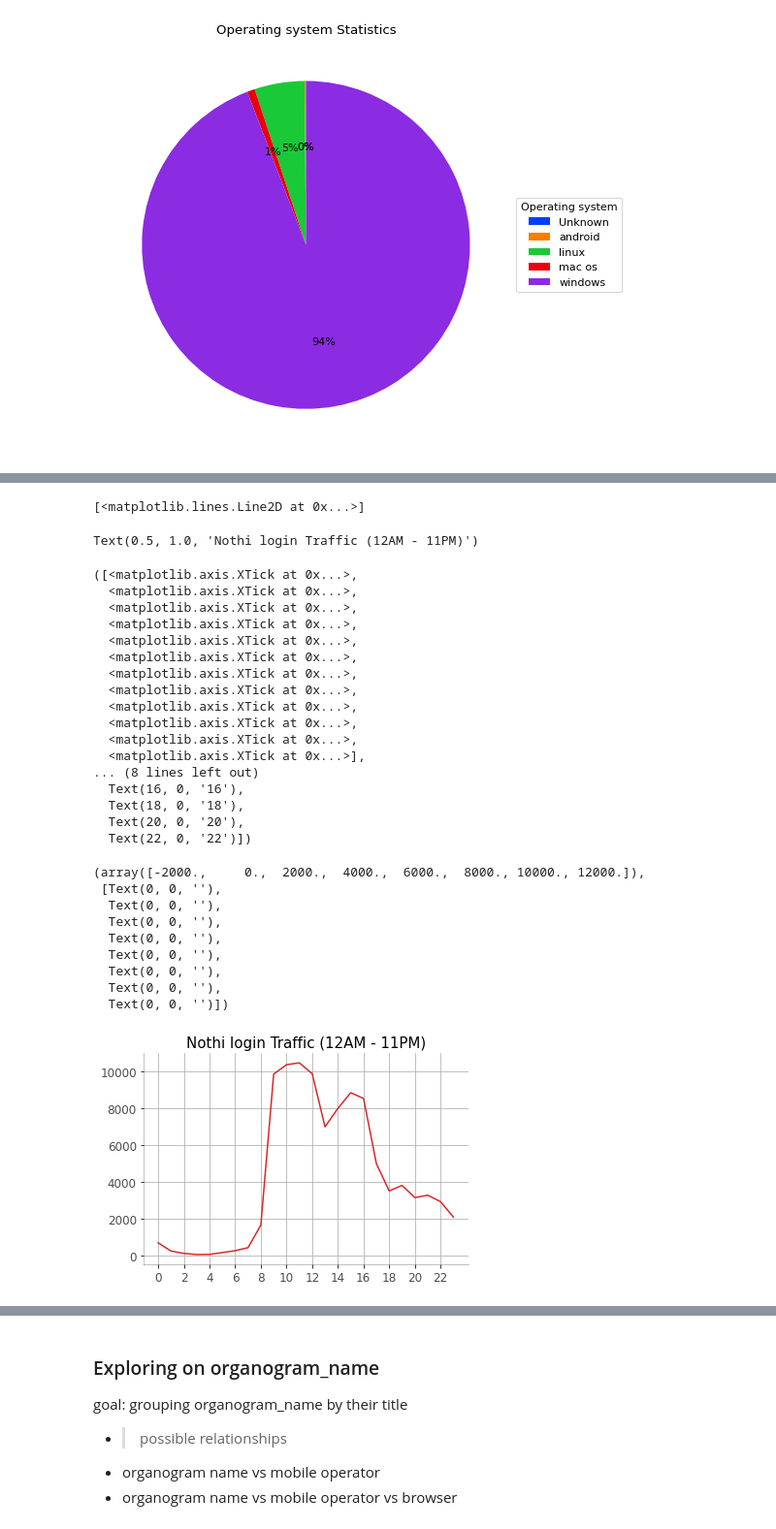
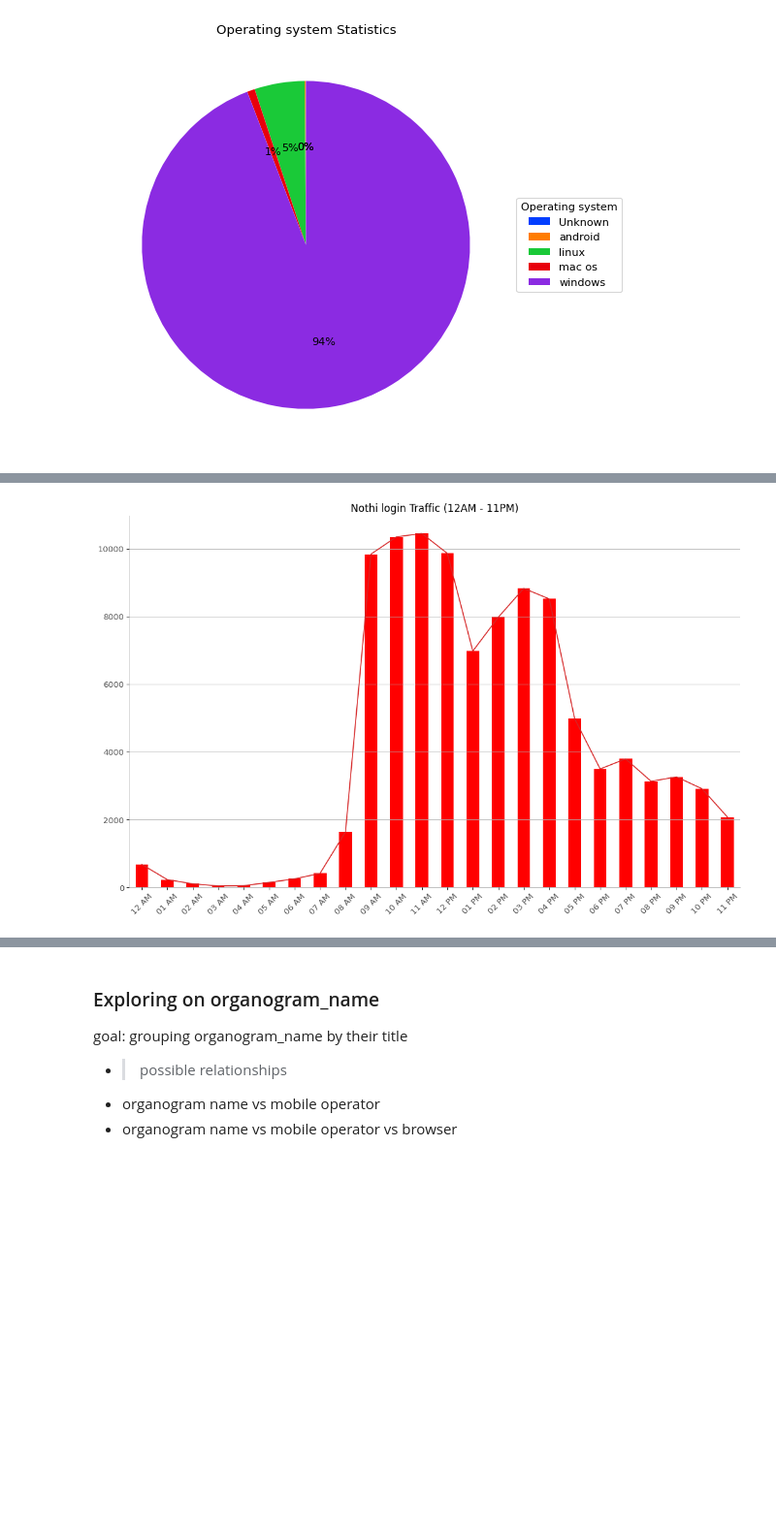
Before and after one commit to shahid-ullah/data_analysis, a Jupyter notebook: notebooks/tappware/dnothi/table_user_login_history.ipynb, the cells around one changed output, grey strips where cells are left out. Shown: that part at 97% size. Cells and saved outputs as stored; diff of their text form; code cells hidden in the pictures; blank space fills up the shorter version.

```diff
--- a/notebooks/tappware/dnothi/table_user_login_history.ipynb
+++ b/notebooks/tappware/dnothi/table_user_login_history.ipynb
@@ -170,4 +184,6 @@ attribute: device_name
 # %%
+InteractiveShell.ast_node_interactivity = "none"
+
 df_device = df[df.device_name.notnull()]
 df_device = df_device.groupby('device_name').size().reset_index(name='counts')
 fig, ax = plt.subplots(figsize=(14, 7), subplot_kw=dict(aspect='equal'), dpi=80)
@@ -182,6 +198,7 @@ plt.setp(autotexts, size=10, weight=500)
 ax.set_title('Operating system Statistics')
 
 plt.show()
+InteractiveShell.ast_node_interactivity = "all"
 # %% [output]
 <matplotlib.legend.Legend at 0x...>
 [None, None, None, None, None, None, None, None, None, None]
@@ -195,5 +213,16 @@ Text(0.5, 1.0, 'Operating system Statistics')
 - bar chart
 - দিনের কখন ব্যবহারকারী লগইন করে
 # %%
+df_login_time = df[df.login_time.notnull()]
+df_login_time['login_time'] = pd.to_datetime(df_login_time['login_time'])
+
+df_login_time = df_login_time.groupby(df_login_time.login_time.dt.hour).size().reset_index(name='counts')
 # df_login_time
-# xtick_location
+
+hour_map = {0: '12 AM', 1: '01 AM', 2: '02 AM', 3: '03 AM', 4: '04 AM', 5: '05 AM', 6: '06 AM',
+            7: '07 AM', 8: '08 AM', 9: '09 AM', 10: '10 AM', 11: '11 AM', 12: '12 PM', 13: '01 PM',
+            14: '02 PM', 15: '03 PM', 16: '04 PM', 17: '05 PM', 18: '06 PM', 19: '07 PM', 20: '08 PM',
+            21: '09 PM', 22: '10 PM', 23: '11 PM',}
+
+df_login_time['login_time'] = df_login_time.login_time.map(hour_map)
+df_login_time
@@ -200,56 +247,25 @@ Text(0.5, 1.0, 'Operating system Statistics')
 # %%
-df_login_time = df[df.login_time.notnull()]
-df_login_time['login_time'] = pd.to_datetime(df_login_time['login_time'])
-# df_login_time.info()
+InteractiveShell.ast_node_interactivity = "none"
 
-# plt.figure(figsize=(16,10), dpi= 80)
-df_login_time = df_login_time.groupby(df_login_time.login_time.dt.hour).size().reset_index(name='counts')
+plt.figure(figsize=(16,10), dpi= 80)
+# df_login_time = df_login_time.groupby(df_login_time.login_time.dt.hour).size().reset_index(name='counts')
 plt.plot('login_time', 'counts', data=df_login_time, color='tab:red')
+df_login_time['counts'].plot(kind='bar', color='red')
 plt.title("Nothi login Traffic (12AM - 11PM)", fontsize=15)
 
-xtick_location = df_login_time.index.tolist()[::2]
-xtick_labels = df_login_time.login_time.tolist()[::2]
-# xtick_labels = [x[-4:] for x in df.date.tolist()[::12]]
-plt.xticks(ticks=xtick_location, labels=xtick_labels, rotation=0, fontsize=12, horizontalalignment='center', alpha=.7)
+# Decorations
+xtick_location = df_login_time.index.tolist()
+xtick_labels = df_login_time.login_time.tolist()
+plt.xticks(ticks=xtick_location, labels=xtick_labels, rotation=45, fontsize=12, horizontalalignment='center', alpha=.7)
 plt.yticks(fontsize=12, alpha=.7)
 
 # Remove borders
 plt.gca().spines["top"].set_alpha(0.0)
 plt.gca().spines["bottom"].set_alpha(0.3)
 plt.gca().spines["right"].set_alpha(0.0)
 plt.gca().spines["left"].set_alpha(0.3)
-plt.grid()
-# plt.grid(axis='both', alpha=.3)
-
+plt.grid(axis='y')
 plt.show()
-# df_login_time
+InteractiveShell.ast_node_interactivity = "all"
 # %% [output]
-[<matplotlib.lines.Line2D at 0x...>]
-Text(0.5, 1.0, 'Nothi login Traffic (12AM - 11PM)')
-([<matplotlib.axis.XTick at 0x...>,
-  <matplotlib.axis.XTick at 0x...>,
-  <matplotlib.axis.XTick at 0x...>,
-  <matplotlib.axis.XTick at 0x...>,
-  <matplotlib.axis.XTick at 0x...>,
-  <matplotlib.axis.XTick at 0x...>,
-  <matplotlib.axis.XTick at 0x...>,
-  <matplotlib.axis.XTick at 0x...>,
-  <matplotlib.axis.XTick at 0x...>,
-  <matplotlib.axis.XTick at 0x...>,
-  <matplotlib.axis.XTick at 0x...>,
-  <matplotlib.axis.XTick at 0x...>],
-... (8 lines left out)
-  Text(16, 0, '16'),
-  Text(18, 0, '18'),
-  Text(20, 0, '20'),
-  Text(22, 0, '22')])
-(array([-2000.,     0.,  2000.,  4000.,  6000.,  8000., 10000., 12000.]),
- [Text(0, 0, ''),
-  Text(0, 0, ''),
-  Text(0, 0, ''),
-  Text(0, 0, ''),
-  Text(0, 0, ''),
-  Text(0, 0, ''),
-  Text(0, 0, ''),
-  Text(0, 0, '')])
-[figure, old version]
+[figure, new version]
```
Also changed, not shown: parts of 30 cells of this notebook, 4 other files.
